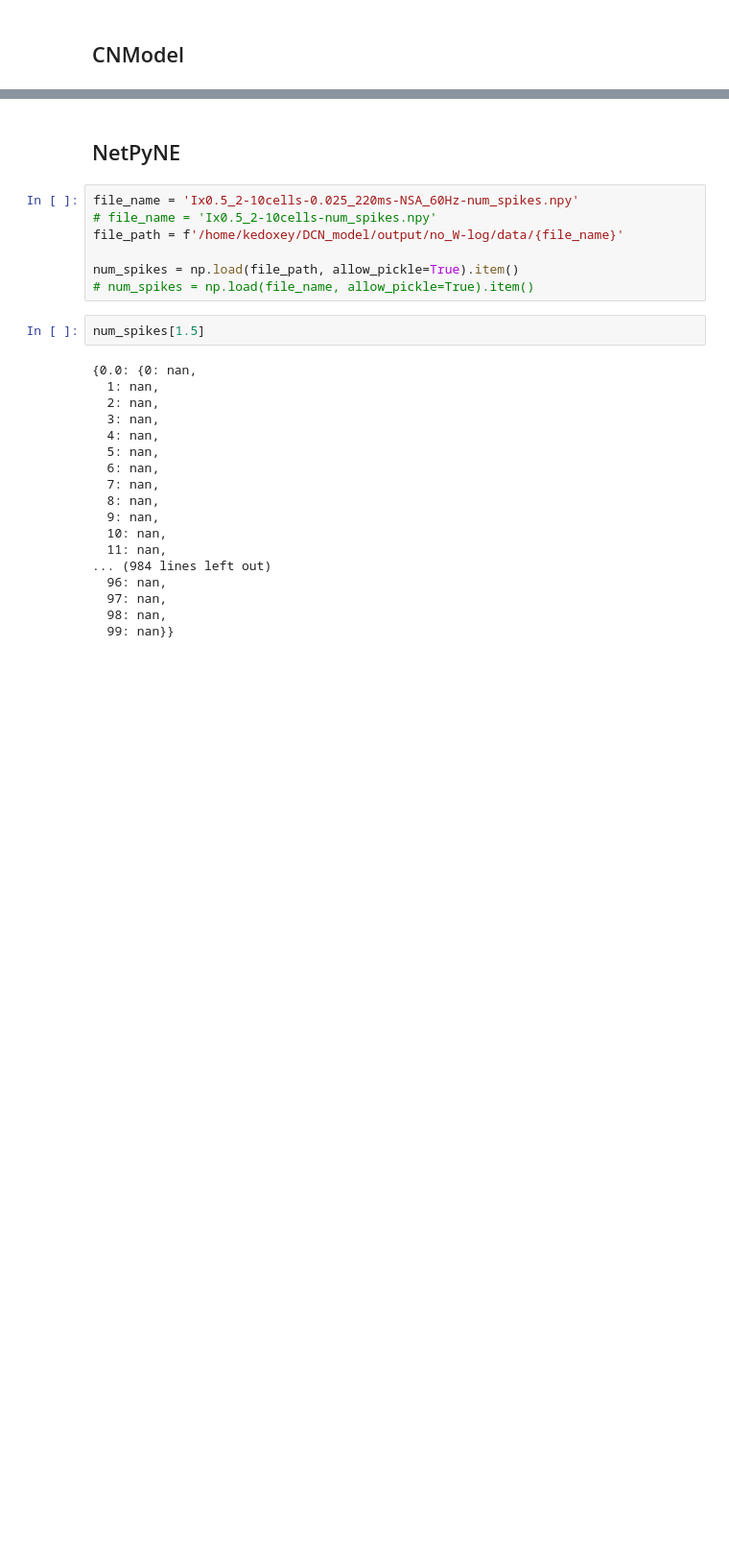
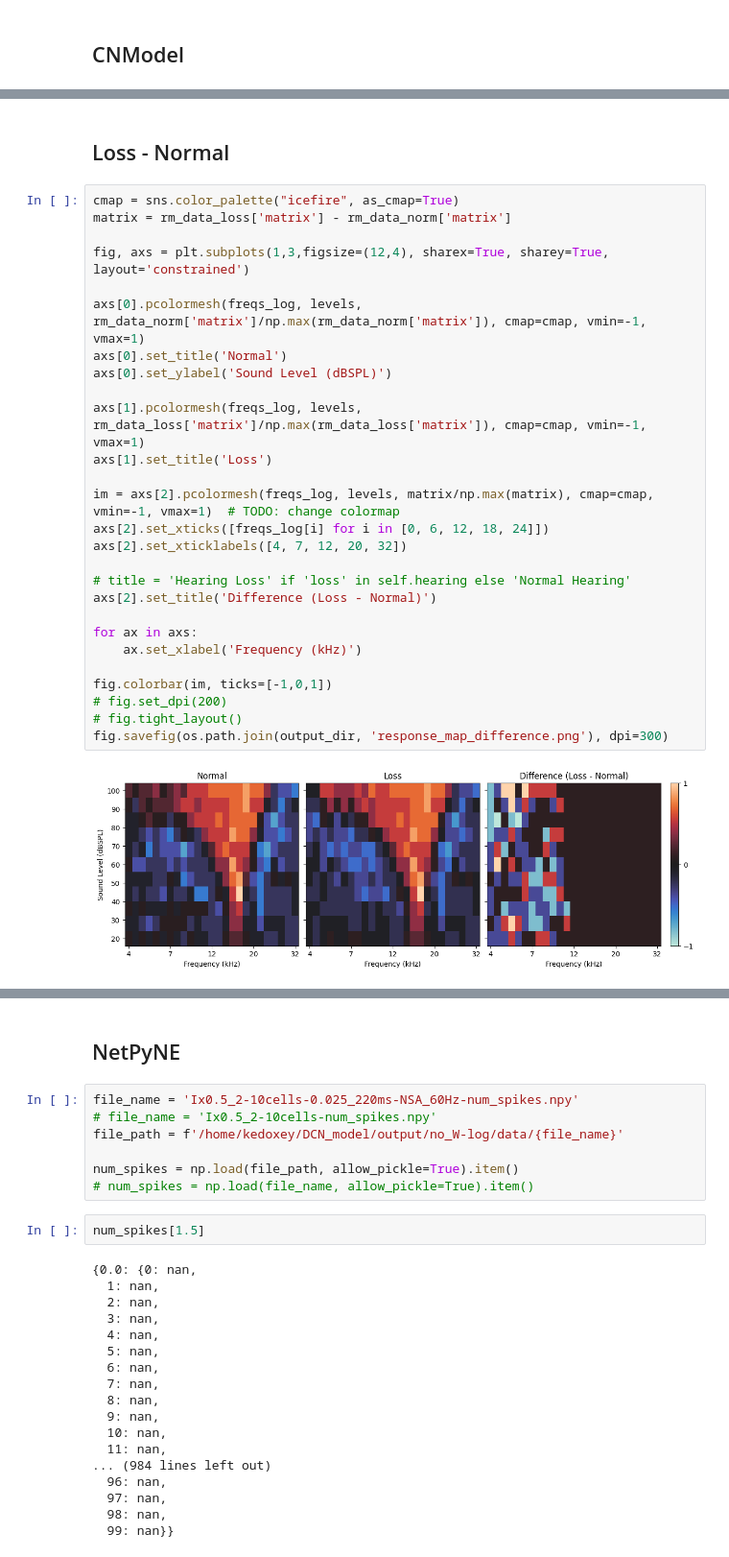
Before and after one commit to kedoxey/DCN_model, a Jupyter notebook: notebooks/plot_response_maps.ipynb, the cells around one changed output, grey strips where cells are left out. Shown at 96% size. Cells and saved outputs as stored; diff of their text form; blank space fills up the shorter version.

```diff
--- a/notebooks/plot_response_maps.ipynb
+++ b/notebooks/plot_response_maps.ipynb
@@ -42,0 +67,31 @@ fig.savefig(os.path.join(output_dir, 'response_map_difference.png'), dpi=300)
+# %% [markdown]
+## Loss - Normal
+# %%
+cmap = sns.color_palette("icefire", as_cmap=True)
+matrix = rm_data_loss['matrix'] - rm_data_norm['matrix']
+
+fig, axs = plt.subplots(1,3,figsize=(12,4), sharex=True, sharey=True, layout='constrained')
+
+axs[0].pcolormesh(freqs_log, levels, rm_data_norm['matrix']/np.max(rm_data_norm['matrix']), cmap=cmap, vmin=-1, vmax=1)
+axs[0].set_title('Normal')
+axs[0].set_ylabel('Sound Level (dBSPL)')
+
+axs[1].pcolormesh(freqs_log, levels, rm_data_loss['matrix']/np.max(rm_data_loss['matrix']), cmap=cmap, vmin=-1, vmax=1)
+axs[1].set_title('Loss')
+
+im = axs[2].pcolormesh(freqs_log, levels, matrix/np.max(matrix), cmap=cmap, vmin=-1, vmax=1)  # TODO: change colormap
+axs[2].set_xticks([freqs_log[i] for i in [0, 6, 12, 18, 24]])
+axs[2].set_xticklabels([4, 7, 12, 20, 32])
+
+# title = 'Hearing Loss' if 'loss' in self.hearing else 'Normal Hearing'
+axs[2].set_title('Difference (Loss - Normal)')
+
+for ax in axs:
+    ax.set_xlabel('Frequency (kHz)')
+
+fig.colorbar(im, ticks=[-1,0,1])
+# fig.set_dpi(200)
+# fig.tight_layout()
+fig.savefig(os.path.join(output_dir, 'response_map_difference.png'), dpi=300)
+# %% [output]
+[figure, added]
```
Also changed, not shown: parts of 9 cells of this notebook, 4 other files.
